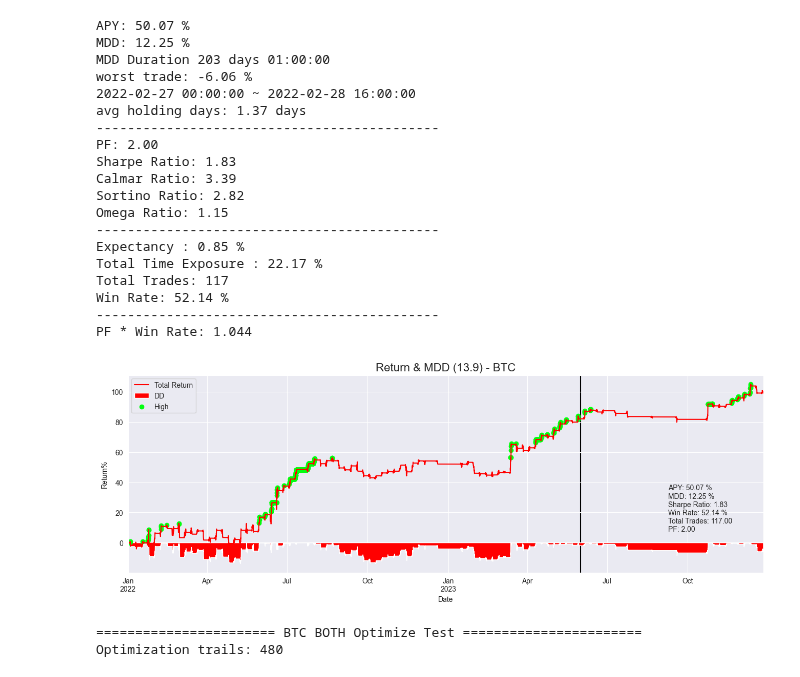
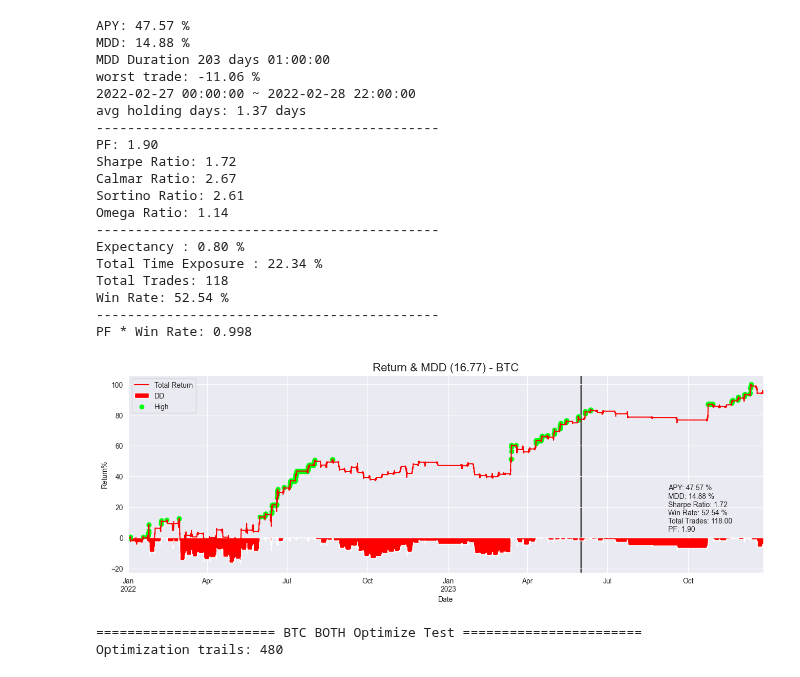
Before and after one commit to JohnsonHsiao/DC_capital_intern, a Jupyter notebook: strategy_research/CTA_TEST/Crypto/monday/bt_lab.ipynb, the cells around one changed output. Drawn from its saved outputs; the diff is of its cells as text; code cells hidden in the pictures.

```diff
--- a/strategy_research/CTA_TEST/Crypto/monday/bt_lab.ipynb
+++ b/strategy_research/CTA_TEST/Crypto/monday/bt_lab.ipynb
@@ -30,40 +30,40 @@ for coin in candidate:
 # %%
 start = '2022-01-01'
 sep = ''
 end = ''
 
 side = 'both'
-params ={'vol_threshold': 4.0, 'ret_threshold': 0.15, 'stop_loss': 6}
+params ={'vol_threshold': 4.0, 'ret_threshold': 0.15, 'stop_loss': np.nan}
 
 config = {'freq':'1h', 'lag':1, 'fee': 0.0003}
 coin = 'BTC'
 df = df_dict[coin]
 strategy = Strategy(df=df.loc[start:], configs=config)
 _pf = strategy.strategy(side = side,params=params)
 trades = _pf.trades.records_readable
 analyze = Analyzer(strategy)
 value = analyze.show_pf_analysis(params, side, coin, axv_index=['2023-06-01'])
 # %% [output]
-APY: 50.07 %
-MDD: 12.25 %
+APY: 47.57 %
+MDD: 14.88 %
 MDD Duration 203 days 01:00:00
-worst trade: -6.06 %
-2022-02-27 00:00:00 ~ 2022-02-28 16:00:00
+worst trade: -11.06 %
+2022-02-27 00:00:00 ~ 2022-02-28 22:00:00
 avg holding days: 1.37 days
 --------------------------------------------
-PF: 2.00
-Sharpe Ratio: 1.83
-Calmar Ratio: 3.39
-Sortino Ratio: 2.82
-Omega Ratio: 1.15
+PF: 1.90
+Sharpe Ratio: 1.72
+Calmar Ratio: 2.67
+Sortino Ratio: 2.61
+Omega Ratio: 1.14
 --------------------------------------------
-Expectancy : 0.85 %
-Total Time Exposure : 22.17 %
-Total Trades: 117
-Win Rate: 52.14 %
+Expectancy : 0.80 %
+Total Time Exposure : 22.34 %
+Total Trades: 118
+Win Rate: 52.54 %
 --------------------------------------------
-PF * Win Rate: 1.044
+PF * Win Rate: 0.998
-[figure, old version]
+[figure, new version]
 # %%
 start= '2022-01-01'
 end ='2023-06-01'
```
Also changed, not shown: 4 other files.
